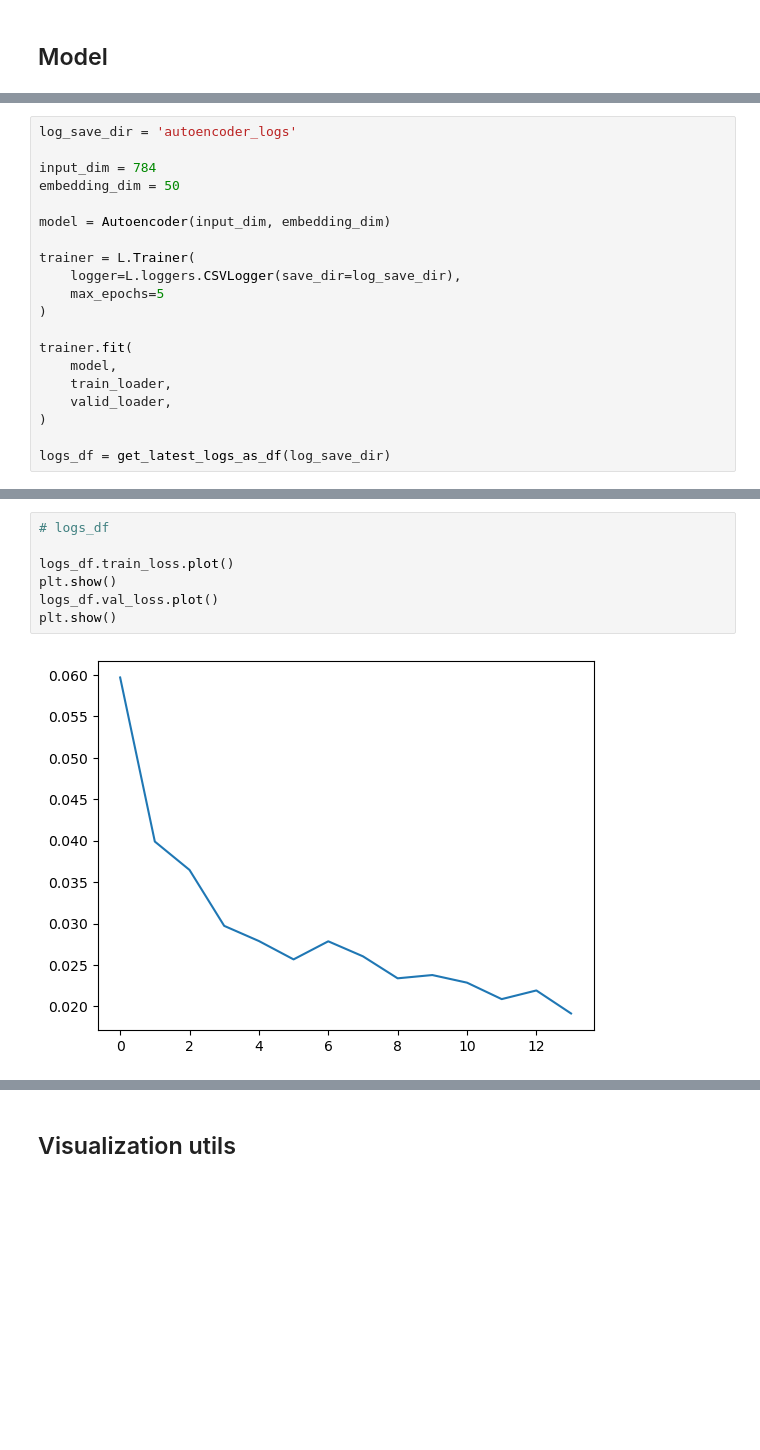
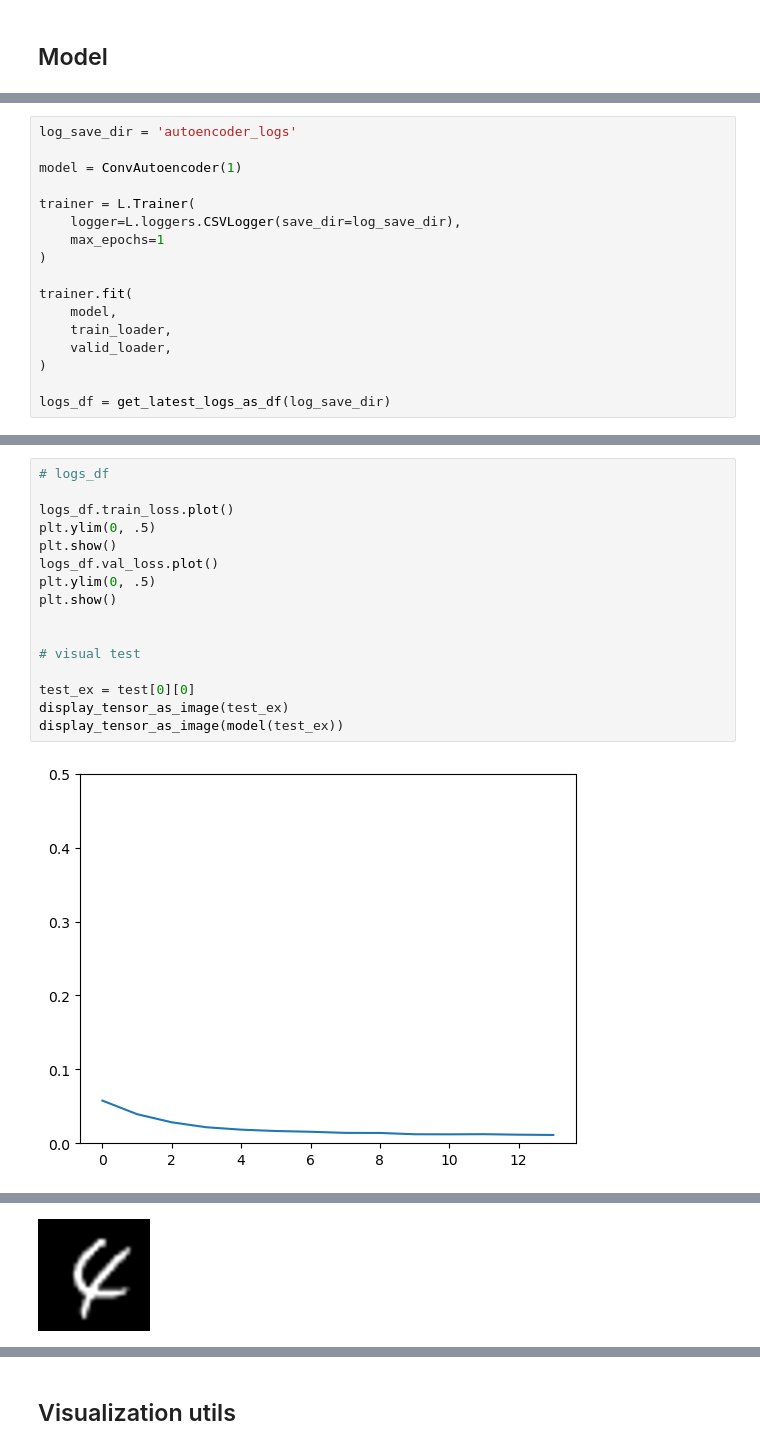
Before and after one commit to jacob-danner/machine-learning-experiments, a Jupyter notebook: MNIST/MNIST_ConvAutoencoder.ipynb, the cells around one changed output, grey strips where cells are left out. Cells and saved outputs as stored; diff of their text form; blank space fills up the shorter version.

Commit message:
get base conv cnn training on cpu. ready to expand model and train with  gpu

```diff
--- a/MNIST/MNIST_ConvAutoencoder.ipynb
+++ b/MNIST/MNIST_ConvAutoencoder.ipynb
@@ -108,14 +176,11 @@ class Autoencoder(L.LightningModule):
 # %%
 log_save_dir = 'autoencoder_logs'
 
-input_dim = 784
-embedding_dim = 50
-
-model = Autoencoder(input_dim, embedding_dim)
+model = ConvAutoencoder(1)
 
 trainer = L.Trainer(
     logger=L.loggers.CSVLogger(save_dir=log_save_dir),
-    max_epochs=5
+    max_epochs=1
 )
 
 trainer.fit(
@@ -128,9 +210,18 @@ logs_df = get_latest_logs_as_df(log_save_dir)
 # %%
 # logs_df
 
 logs_df.train_loss.plot()
+plt.ylim(0, .5)
 plt.show()
 logs_df.val_loss.plot()
+plt.ylim(0, .5)
 plt.show()
+
+
+# visual test
+
+test_ex = test[0][0]
+display_tensor_as_image(test_ex)
+display_tensor_as_image(model(test_ex))
 # %% [output]
-[figure, old version]
+[figure, new version]
@@ -137,0 +229 @@ plt.show()
+[figure, added]
```
Also changed, not shown: parts of 8 cells of this notebook, 22 other files.
